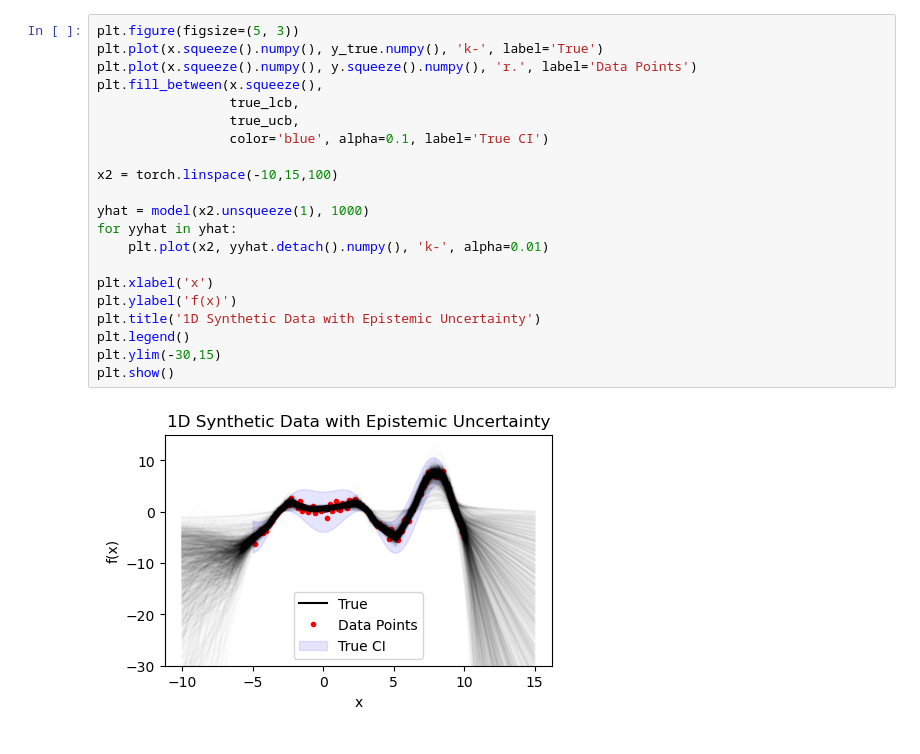
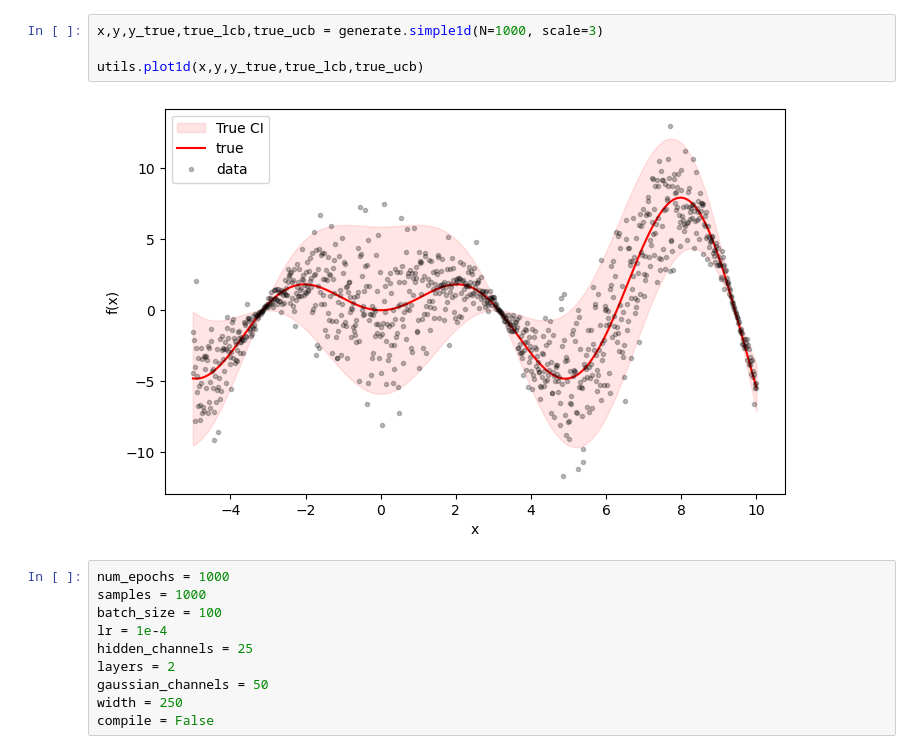
Before and after one commit to nathanieljevans/hypernet, a Jupyter notebook: dev.ipynb, the cells around one changed output. Cells and saved outputs as stored; diff of their text form.

```diff
--- a/dev.ipynb
+++ b/dev.ipynb
@@ -160,23 +12,16 @@ progress: 999/1000 --> loss: 1.1351
-# %%
-plt.figure(figsize=(5, 3))
-plt.plot(x.squeeze().numpy(), y_true.numpy(), 'k-', label='True')
-plt.plot(x.squeeze().numpy(), y.squeeze().numpy(), 'r.', label='Data Points')
-plt.fill_between(x.squeeze(),
-                 true_lcb,
-                 true_ucb,
-                 color='blue', alpha=0.1, label='True CI')
-
-x2 = torch.linspace(-10,15,100)
-
-yhat = model(x2.unsqueeze(1), 1000)
-for yyhat in yhat:
-    plt.plot(x2, yyhat.detach().numpy(), 'k-', alpha=0.01)
-
-plt.xlabel('x')
-plt.ylabel('f(x)')
-plt.title('1D Synthetic Data with Epistemic Uncertainty')
-plt.legend()
-plt.ylim(-30,15)
-plt.show()
-# %% [output]
-[figure, removed]
+# %%
+x,y,y_true,true_lcb,true_ucb = generate.simple1d(N=1000, scale=3)
+
+utils.plot1d(x,y,y_true,true_lcb,true_ucb)
+# %% [output]
+[figure, added]
+# %%
+num_epochs = 1000
+samples = 1000
+batch_size = 100
+lr = 1e-4
+hidden_channels = 25
+layers = 2
+gaussian_channels = 50
+width = 250
+compile = False
```
Also changed, not shown: parts of 13 cells of this notebook, 13 other files.
